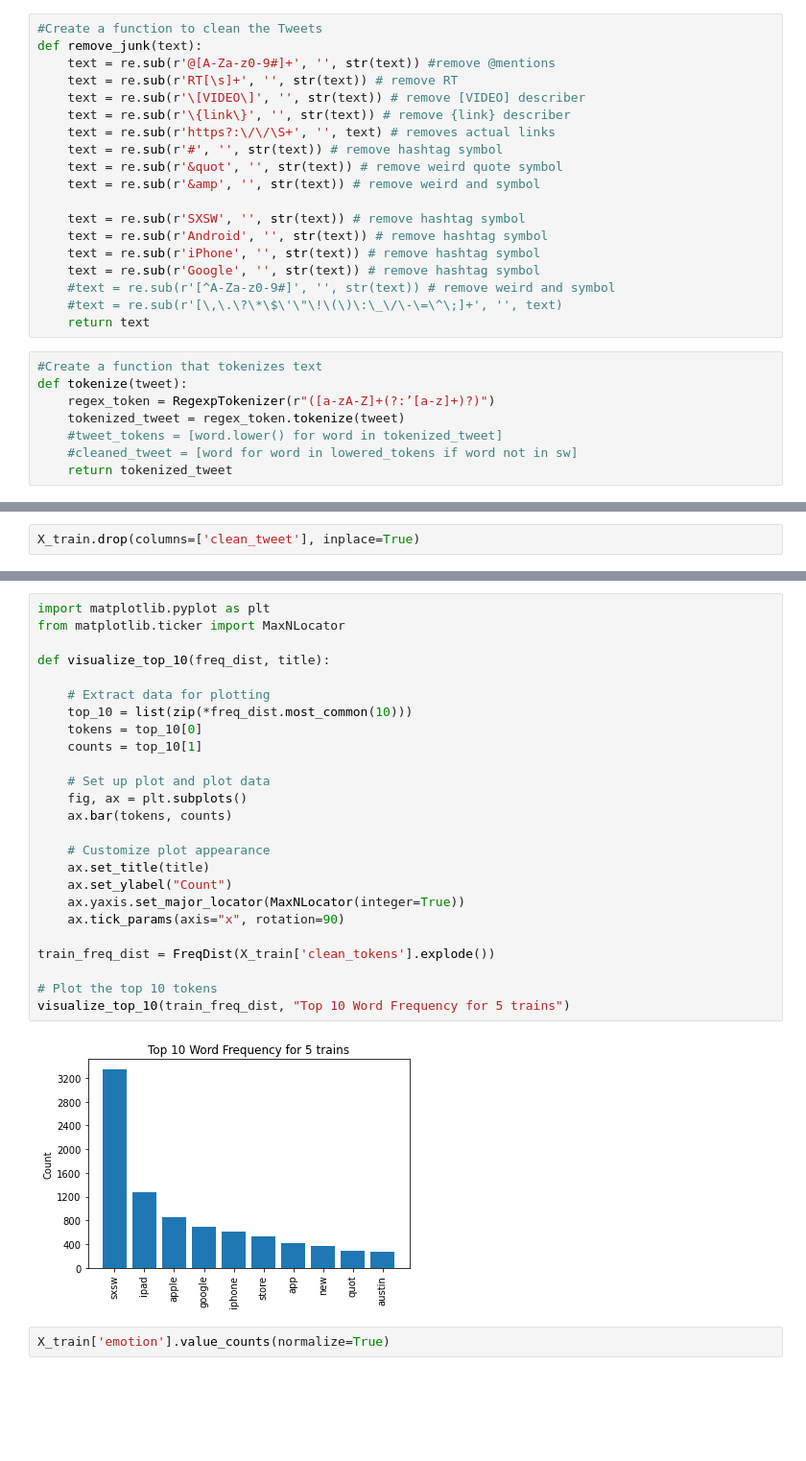
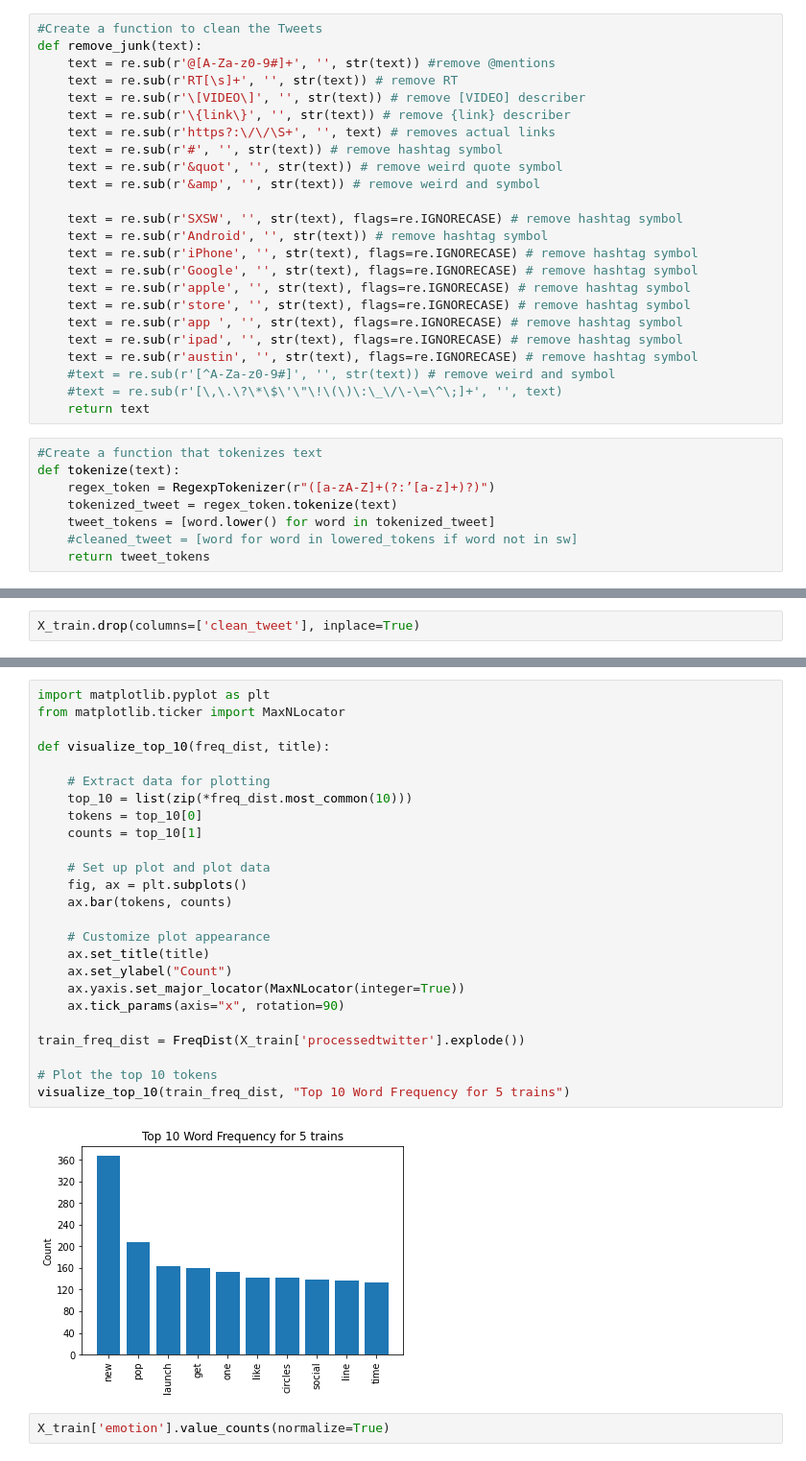
Before and after one commit to nate-walter/Twitter-NLP-Project, a Jupyter notebook: Phase-4-EDA_bretts_edits.ipynb, the cells around one changed output, grey strips where cells are left out. Shown at 96% size. Cells and saved outputs as stored; diff of their text form; blank space fills up the shorter version.

```diff
--- a/Phase-4-EDA_bretts_edits.ipynb
+++ b/Phase-4-EDA_bretts_edits.ipynb
@@ -89,21 +92,26 @@ def remove_junk(text):
     text = re.sub(r'&quot', '', str(text)) # remove weird quote symbol
     text = re.sub(r'&amp', '', str(text)) # remove weird and symbol
 
-    text = re.sub(r'SXSW', '', str(text)) # remove hashtag symbol
+    text = re.sub(r'SXSW', '', str(text), flags=re.IGNORECASE) # remove hashtag symbol
     text = re.sub(r'Android', '', str(text)) # remove hashtag symbol
-    text = re.sub(r'iPhone', '', str(text)) # remove hashtag symbol
-    text = re.sub(r'Google', '', str(text)) # remove hashtag symbol
+    text = re.sub(r'iPhone', '', str(text), flags=re.IGNORECASE) # remove hashtag symbol
+    text = re.sub(r'Google', '', str(text), flags=re.IGNORECASE) # remove hashtag symbol
+    text = re.sub(r'apple', '', str(text), flags=re.IGNORECASE) # remove hashtag symbol
+    text = re.sub(r'store', '', str(text), flags=re.IGNORECASE) # remove hashtag symbol
+    text = re.sub(r'app ', '', str(text), flags=re.IGNORECASE) # remove hashtag symbol
+    text = re.sub(r'ipad', '', str(text), flags=re.IGNORECASE) # remove hashtag symbol
+    text = re.sub(r'austin', '', str(text), flags=re.IGNORECASE) # remove hashtag symbol
     #text = re.sub(r'[^A-Za-z0-9#]', '', str(text)) # remove weird and symbol
     #text = re.sub(r'[\,\.\?\*\$\'\"\!\(\)\:\_\/\-\=\^\;]+', '', text)
     return text
 # %%
 #Create a function that tokenizes text
-def tokenize(tweet):
+def tokenize(text):
     regex_token = RegexpTokenizer(r"([a-zA-Z]+(?:’[a-z]+)?)")
-    tokenized_tweet = regex_token.tokenize(tweet)
-    #tweet_tokens = [word.lower() for word in tokenized_tweet]
+    tokenized_tweet = regex_token.tokenize(text)
+    tweet_tokens = [word.lower() for word in tokenized_tweet]
     #cleaned_tweet = [word for word in lowered_tokens if word not in sw]
-    return tokenized_tweet
+    return tweet_tokens
 # %%
 #Create a function that removes stopwords and punctuation
 punctuations = string.punctuation
@@ -289,30 +303,30 @@ FreqDist({'android': 1, 'may': 1, 'gaining': 1, 'market': 1, 'share': 1, 'youd':
 # %%
 import matplotlib.pyplot as plt
 from matplotlib.ticker import MaxNLocator
 
 def visualize_top_10(freq_dist, title):
 
     # Extract data for plotting
     top_10 = list(zip(*freq_dist.most_common(10)))
     tokens = top_10[0]
     counts = top_10[1]
 
     # Set up plot and plot data
     fig, ax = plt.subplots()
     ax.bar(tokens, counts)
 
     # Customize plot appearance
     ax.set_title(title)
     ax.set_ylabel("Count")
     ax.yaxis.set_major_locator(MaxNLocator(integer=True))
     ax.tick_params(axis="x", rotation=90)
 
-train_freq_dist = FreqDist(X_train['clean_tokens'].explode())
+train_freq_dist = FreqDist(X_train['processedtwitter'].explode())
 
 # Plot the top 10 tokens
 visualize_top_10(train_freq_dist, "Top 10 Word Frequency for 5 trains")
 # %% [output]
-[figure, old version]
+[figure, new version]
 # %%
 X_train['emotion'].value_counts(normalize=True)
 # %% [output]
```
Also changed, not shown: parts of 27 cells of this notebook.
